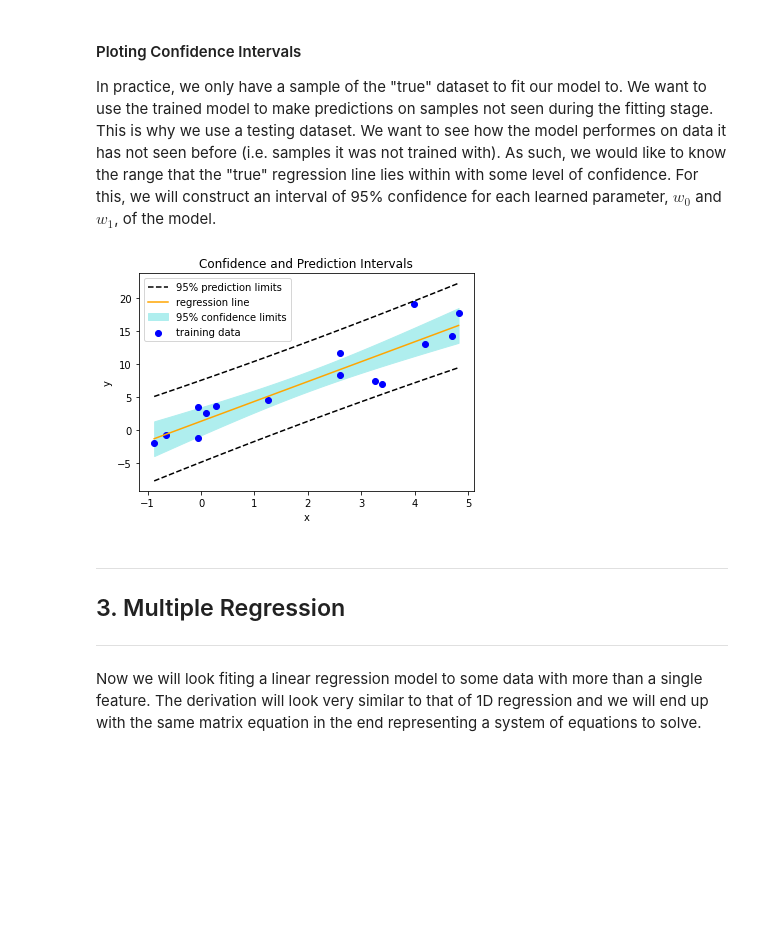
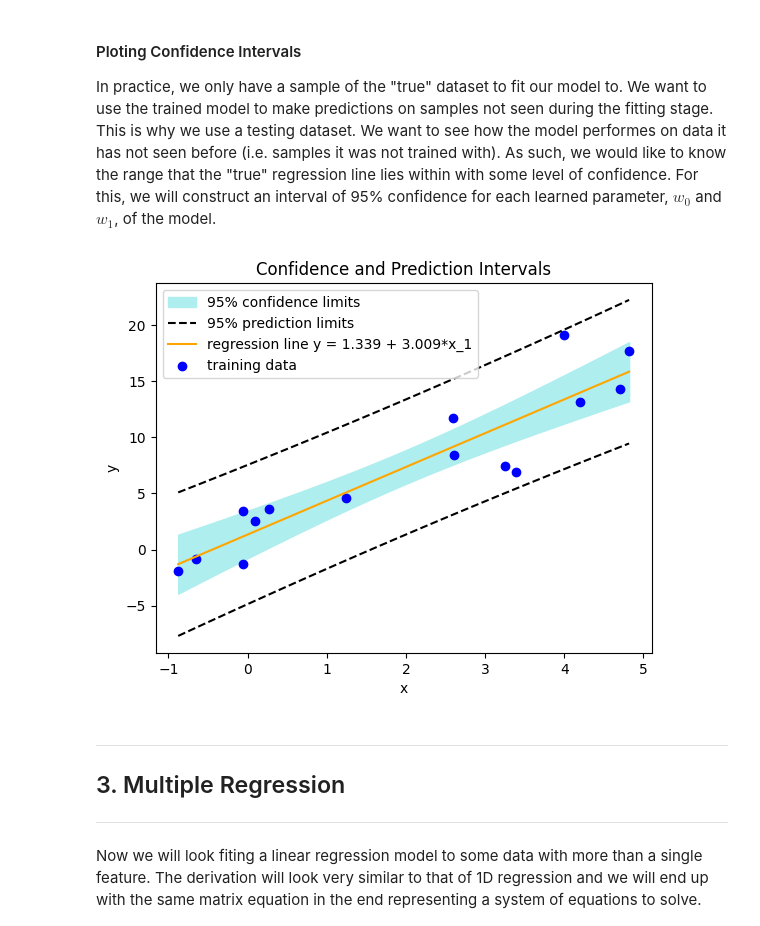
Before and after one commit to jacobdwatters/Machine-Learning-Basics, a Jupyter notebook: regression/01_linreg_numpy.ipynb, the cells around one changed output. Cells and saved outputs as stored; diff of their text form; code cells hidden in the pictures; blank space fills up the shorter version.

```diff
--- a/regression/01_linreg_numpy.ipynb
+++ b/regression/01_linreg_numpy.ipynb
@@ -320,33 +329,33 @@ In practice, we only have a sample of the "true" dataset to fit our model to. We
 # %%
 domain = np.linspace(np.min(X_train1), np.max(X_train1))
 range_ = linreg.predict(domain)
 
 residules = y_train1-linreg.predict(X_train1)
 
 degfredom = len(X_train1)-2 # Degrees of freedom.
 s_err = np.sqrt(np.sum(residules**2) / degfredom)
 t_crit = sp.stats.t.ppf(0.975, degfredom) # Critical value from Students' t distribution
 
 pred_int = t_crit*s_err*np.sqrt(1 + 1/len(X_train1) + (domain - np.mean(X_train1))**2
                                     / np.sum((X_train1 - np.mean(X_train1))**2))
 conf_int = t_crit*s_err*np.sqrt(1/len(X_train1) + (domain - np.mean(X_train1))**2
                                     / np.sum((X_train1 - np.mean(X_train1))**2))
 
 # Plot the confidence intervals.
 plt.fill_between(domain, range_+conf_int, range_-conf_int, color="paleturquoise",
                  label='95% confidence limits')
 plt.plot(domain, range_-pred_int, '--', c='black',
          label='95% prediction limits')
 plt.plot(domain, range_+pred_int, '--', c='black')
-plt.plot(domain, range_, label='regression line', c='orange')
+plt.plot(domain, range_, label=f'regression line {str(linreg)}', c='orange')
 plt.scatter(X_train1, y_train1, c='b', label='training data')
 plt.xlabel('x')
 plt.ylabel('y')
 plt.title('Confidence and Prediction Intervals')
 plt.legend()
 plt.show()
 # %% [output]
-[figure, old version]
+[figure, new version]
 # %% [markdown]
 ---
 
```
Also changed, not shown: parts of 10 cells of this notebook.
